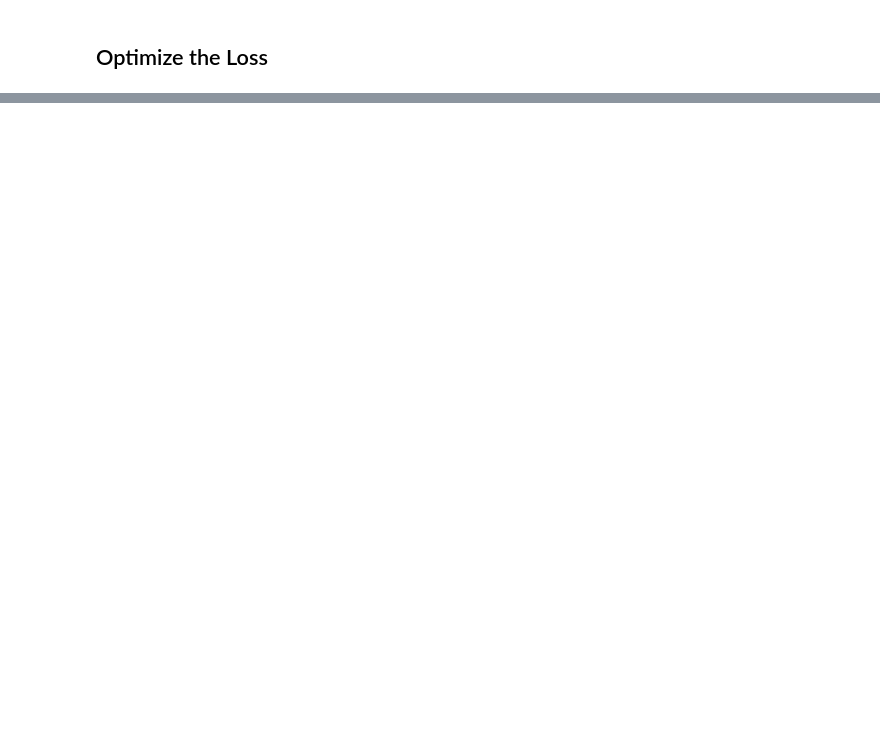
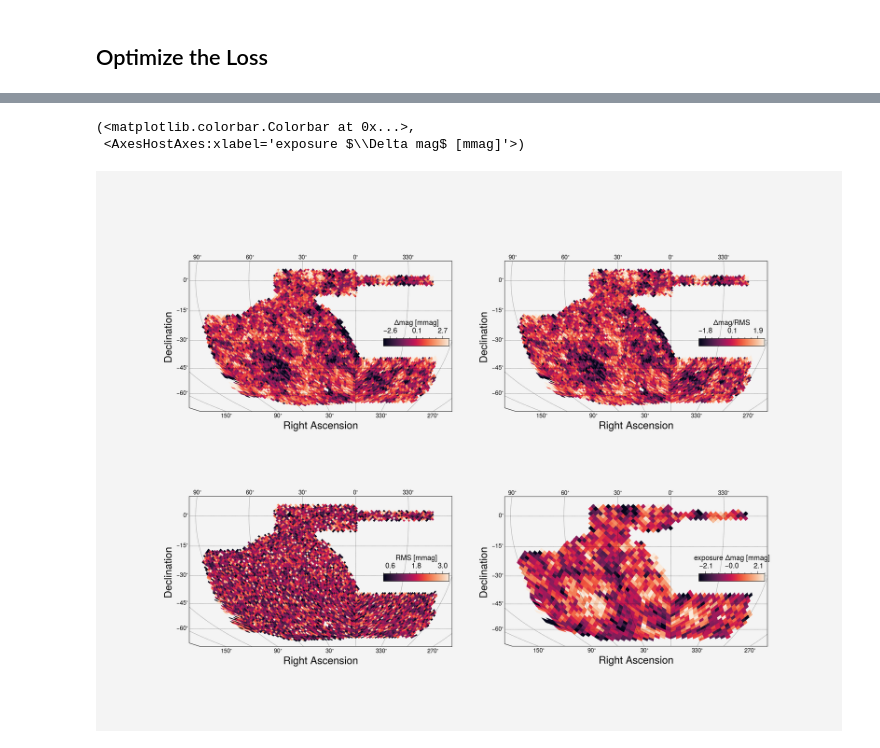
Before and after one commit to beckermr/misc, a Jupyter notebook: work/silly_cal/hack_end_to_end_with_mirror_pkg.ipynb, the cells around one changed output, grey strips where cells are left out. Drawn from its saved outputs; the diff is of its cells as text; code cells hidden in the pictures; blank space fills up the shorter version.

```diff
--- a/work/silly_cal/hack_end_to_end_with_mirror_pkg.ipynb
+++ b/work/silly_cal/hack_end_to_end_with_mirror_pkg.ipynb
@@ -31,14 +31,14 @@ axs.hist(_ed["mjd_obs"], bins=500);
 from silly_cal.models import nights_with_mirror
 
 nside = 1024
-nside = 512
+nside = 128
 
 bmsk = (_ed["band"] == "r") | (_ed["band"] == "r")
 fd = nights_with_mirror.gen_fake_data(
     # edata=_ed[bmsk],
-    edata=_ed[(_ed["mjd_obs"] < 57200) & bmsk],
-    # edata=_ed[(_ed["mjd_obs"] > 57900) & bmsk],
-    # edata=_ed[(_ed["mjd_obs"] > 57500) & (_ed["mjd_obs"] < 57900) & (_ed["band"] == "r")],
+    # edata=_ed[(_ed["mjd_obs"] < 57200) & bmsk],
+    edata=_ed[(_ed["mjd_obs"] > 57900) & bmsk],
+    # edata=_ed[(_ed["mjd_obs"] > 57500) & (_ed["mjd_obs"] < 58300) & bmsk],
     nside=nside,
     seed=None,
     target_nstar=20e6,
@@ -106,7 +176,7 @@ hmap = hsp.HealSparseMap.make_empty(32, nside, np.float64)
 # %%
 est_star = res["x"][fd["opt_kwargs"]["nyear"] + fd["opt_kwargs"]["nnight"]+fd["opt_kwargs"]["nexp"]:]
 
-dstar = est_star - fdd["true_star"]
+dstar = (est_star - fdd["true_star"]) * 1e3
 
 hmap.update_values_pix(fdd["true_star_nest_ind"], dstar)
 # %%
@@ -116,20 +244,44 @@ np.mean(dstar), mad(dstar)
+# %%
+_nside = 32
+
+exp_hmap = hsp.HealSparseMap.make_empty(32, _nside, np.float64)
+nexp_hmap = hsp.HealSparseMap.make_empty(32, _nside, np.float64)
+
+exp_hmap.update_values_pos(fd["data"]["exp_ra"], fd["data"]["exp_dec"], dzp, operation="add")
+nexp_hmap.update_values_pos(fd["data"]["exp_ra"], fd["data"]["exp_dec"], 1.0, operation="add")
+
+exp_hmap_vals = exp_hmap.get_values_pix(exp_hmap.valid_pixels)
+nexp_hmap_vals = nexp_hmap.get_values_pix(nexp_hmap.valid_pixels)
+
+exp_hmap_vals /= nexp_hmap_vals
+
+_ra, _dec = exp_hmap.valid_pixels_pos()
+
+mn_exp_hmap = hsp.HealSparseMap.make_empty(32, _nside, np.float64)
+mn_exp_hmap.update_values_pos(_ra, _dec, exp_hmap_vals)
 # %%
 fig, axs = plt.subplots(ncols=2, nrows=2, figsize=(16, 12), squeeze=False)
 
 mn_map = hmap.degrade(64, reduction="mean")
 sd_map = hmap.degrade(64, reduction="std")
 mean_sd = np.median(sd_map.get_values_pix(sd_map.valid_pixels))
 
 sp = skyproj.McBrydeSkyproj(ax=axs[0, 0])
-sp.draw_hspmap(mn_map * 1e3, cmap="rocket")
+sp.draw_hspmap(mn_map, cmap="rocket")
 sp.draw_inset_colorbar(label="$\Delta mag$ [mmag]")
 
 sp = skyproj.McBrydeSkyproj(ax=axs[0, 1])
 sp.draw_hspmap(mn_map / mean_sd, cmap="rocket")
 sp.draw_inset_colorbar(label="$\Delta mag/RMS$")
 
 sp = skyproj.McBrydeSkyproj(ax=axs[1, 0])
-sp.draw_hspmap(sd_map / 1e-3, cmap="rocket")
+sp.draw_hspmap(sd_map, cmap="rocket")
 sp.draw_inset_colorbar(label="RMS [mmag]")
 
-axs[1, 1].set_visible(False)
+sp = skyproj.McBrydeSkyproj(ax=axs[1, 1])
+sp.draw_hspmap(mn_exp_hmap, cmap="rocket")
+sp.draw_inset_colorbar(label="exposure $\Delta mag$ [mmag]")
+# %% [output]
+(<matplotlib.colorbar.Colorbar at 0x...>,
+ <AxesHostAxes:xlabel='exposure $\\Delta mag$ [mmag]'>)
+[figure, added]
```
Also changed, not shown: parts of 8 cells of this notebook, 1 other file.
